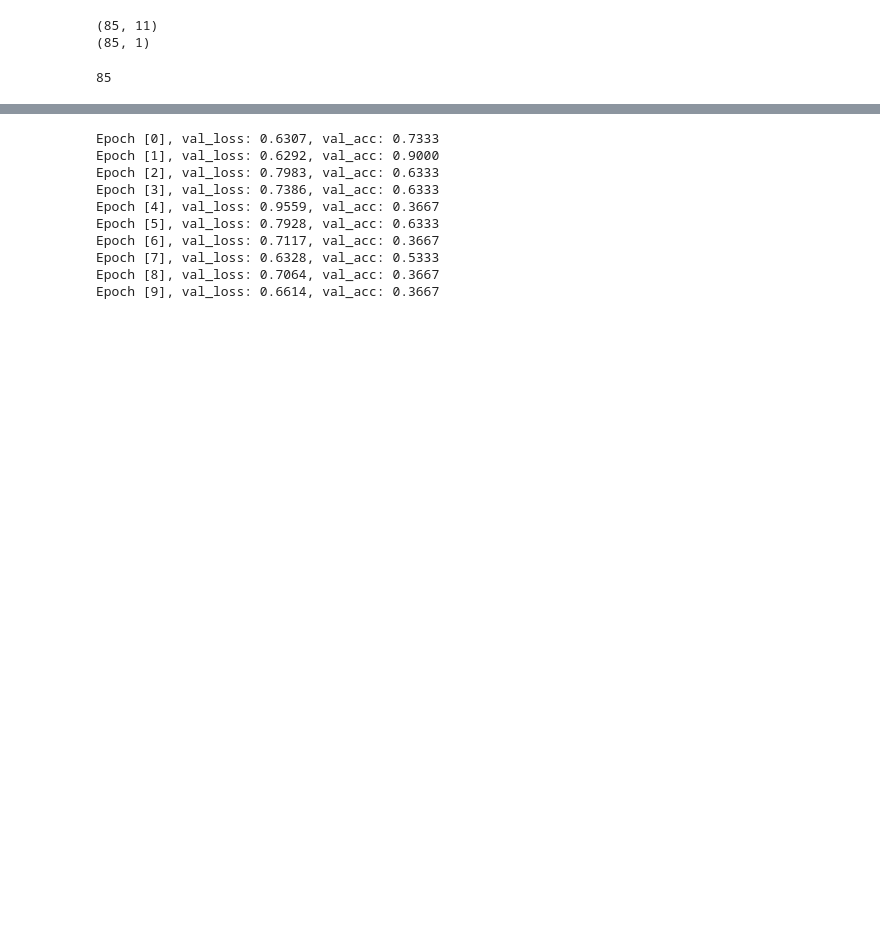
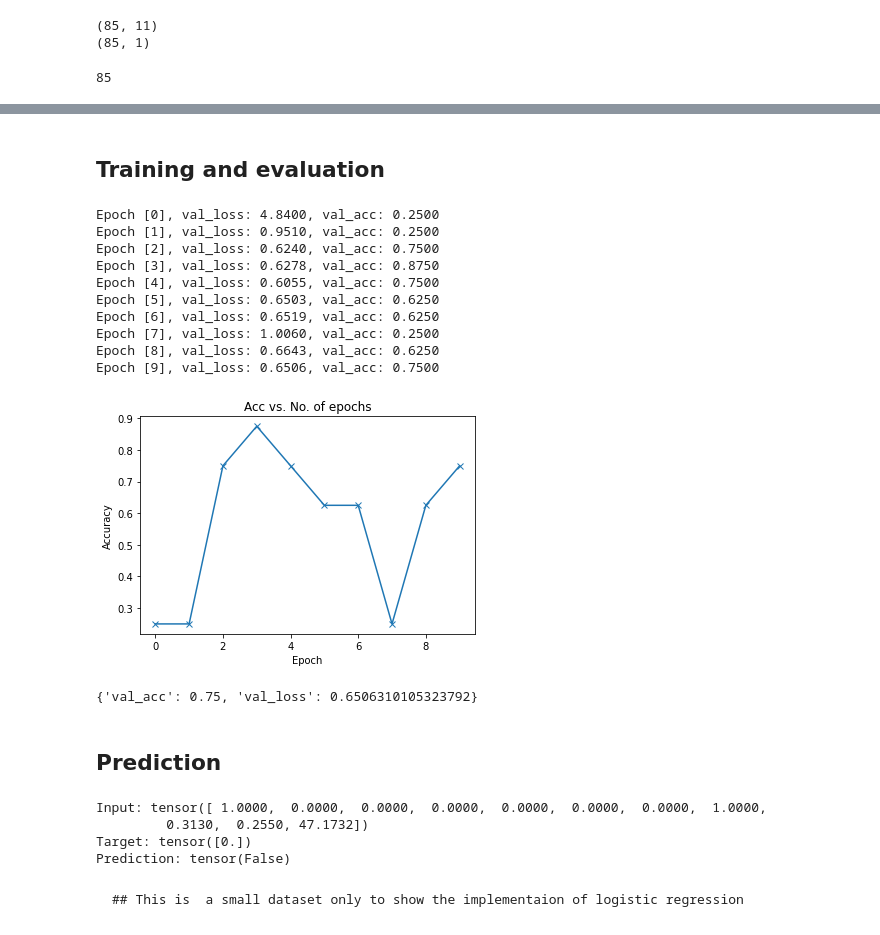
Before and after one commit to soumyajit4419/Deep_Learning_Projects, a Jupyter notebook: Pytorch/The_Ultimate_Halloween_Candy_[Logistic_Regression].ipynb, the cells around one changed output, grey strips where cells are left out. Drawn from its saved outputs; the diff is of its cells as text; code cells hidden in the pictures; blank space fills up the shorter version.

````diff
--- a/Pytorch/The_Ultimate_Halloween_Candy_[Logistic_Regression].ipynb
+++ b/Pytorch/The_Ultimate_Halloween_Candy_[Logistic_Regression].ipynb
@@ -86,7 +90,7 @@ val_size = int(num_rows * val_percent)
 train_size = num_rows - val_size
 train_ds,val_ds = random_split(dataset,[train_size,val_size])
 # %%
-batchsize=5
+batchsize = 15
 # %%
 train_loader = DataLoader(train_ds, batch_size=batchsize, shuffle=True)
 val_loader = DataLoader(val_ds , batch_size= batchsize)
@@ -174,16 +182,32 @@ def fit(epochs, lr, model, train_loader, val_loader, opt_func=torch.optim.SGD):
         model.epoch_end(epoch, result)
         history.append(result)
     return history
+# %% [markdown]
+## Training and evaluation
 # %%
-history = fit(10, 0.01, model, train_loader, val_loader)
+history = fit(10, 0.001, model, train_loader, val_loader)
 # %% [output]
-Epoch [0], val_loss: 0.6307, val_acc: 0.7333
-Epoch [1], val_loss: 0.6292, val_acc: 0.9000
-Epoch [2], val_loss: 0.7983, val_acc: 0.6333
-Epoch [3], val_loss: 0.7386, val_acc: 0.6333
-Epoch [4], val_loss: 0.9559, val_acc: 0.3667
-Epoch [5], val_loss: 0.7928, val_acc: 0.6333
-Epoch [6], val_loss: 0.7117, val_acc: 0.3667
-Epoch [7], val_loss: 0.6328, val_acc: 0.5333
-Epoch [8], val_loss: 0.7064, val_acc: 0.3667
-Epoch [9], val_loss: 0.6614, val_acc: 0.3667
+Epoch [0], val_loss: 4.8400, val_acc: 0.2500
+Epoch [1], val_loss: 0.9510, val_acc: 0.2500
+Epoch [2], val_loss: 0.6240, val_acc: 0.7500
+Epoch [3], val_loss: 0.6278, val_acc: 0.8750
+Epoch [4], val_loss: 0.6055, val_acc: 0.7500
+Epoch [5], val_loss: 0.6503, val_acc: 0.6250
+Epoch [6], val_loss: 0.6519, val_acc: 0.6250
+Epoch [7], val_loss: 1.0060, val_acc: 0.2500
+Epoch [8], val_loss: 0.6643, val_acc: 0.6250
+Epoch [9], val_loss: 0.6506, val_acc: 0.7500
+# %%
+accuracies = [r['val_acc'] for r in history]
+plt.plot(accuracies, '-x')
+plt.xlabel('Epoch')
+plt.ylabel('Accuracy')
+plt.title('Acc vs. No. of epochs');
+# %% [output]
+[figure, added]
+# %%
+evaluate(model,val_loader)
+# %% [output]
+{'val_acc': 0.75, 'val_loss': 0.6506310105323792}
+# %% [markdown]
+## Prediction
@@ -189,0 +223,14 @@ Epoch [9], val_loss: 0.6614, val_acc: 0.3667
+# %%
+input,target=val_ds[0]
+predict_single(model,input, target)
+# %% [output]
+Input: tensor([ 1.0000,  0.0000,  0.0000,  0.0000,  0.0000,  0.0000,  0.0000,  1.0000,
+         0.3130,  0.2550, 47.1732])
+Target: tensor([0.])
+Prediction: tensor(False)
+# %% [markdown]
+
+
+```
+## This is  a small dataset only to show the implementaion of logistic regression
+```
````
Also changed, not shown: parts of 5 cells of this notebook.
